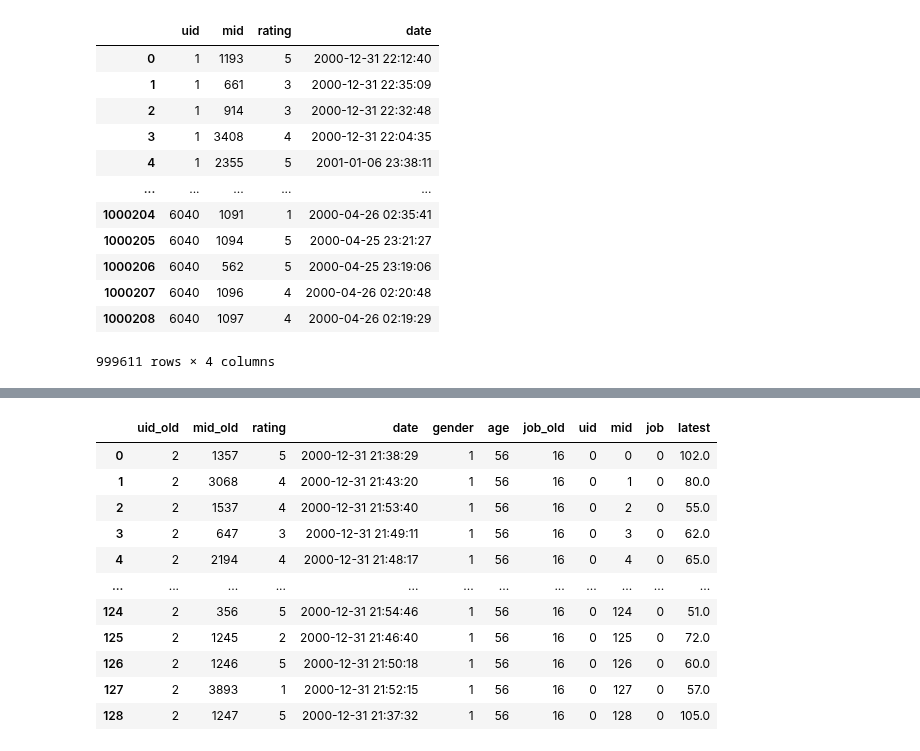
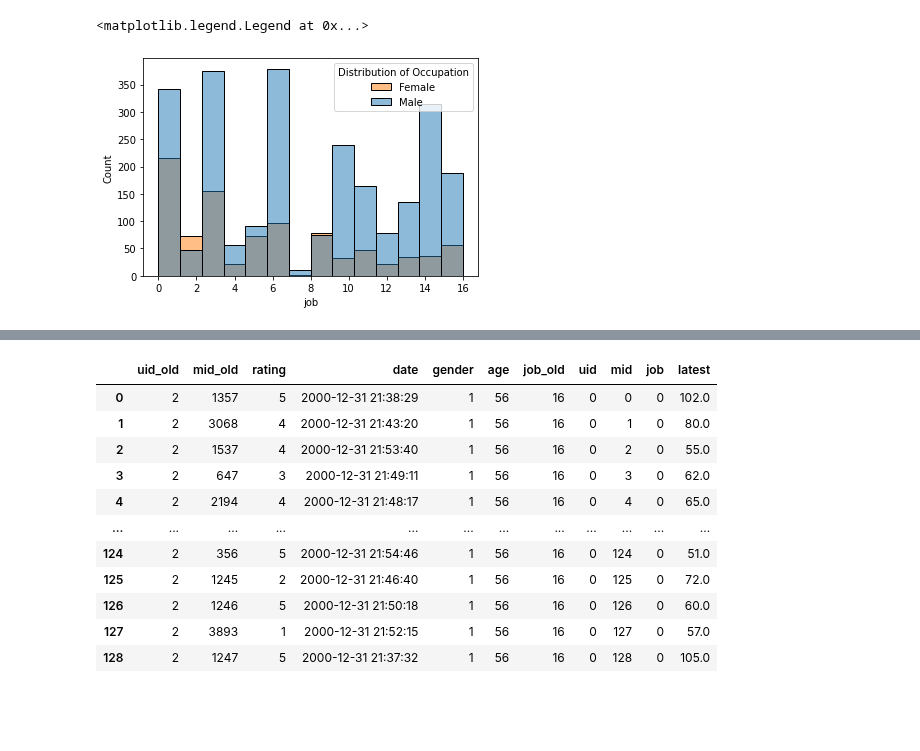
Before and after one commit to fcancedda/NFPCF, a Jupyter notebook: 000_visualize.ipynb, the cells around one changed output, grey strips where cells are left out. Drawn from its saved outputs; the diff is of its cells as text; code cells hidden in the pictures; blank space fills up the shorter version.

```diff
--- a/000_visualize.ipynb
+++ b/000_visualize.ipynb
@@ -55,16 +7,16 @@ data.tr
-# %%
-data._load_ratings()
-# %% [output]
-|  | uid | mid | rating | date |
-| 0 | 1 | 1193 | 5 | 2000-12-31 22:12:40 |
-| 1 | 1 | 661 | 3 | 2000-12-31 22:35:09 |
-| 2 | 1 | 914 | 3 | 2000-12-31 22:32:48 |
-| 3 | 1 | 3408 | 4 | 2000-12-31 22:04:35 |
-| 4 | 1 | 2355 | 5 | 2001-01-06 23:38:11 |
-| ... | ... | ... | ... | ... |
-| 1000204 | 6040 | 1091 | 1 | 2000-04-26 02:35:41 |
-| 1000205 | 6040 | 1094 | 5 | 2000-04-25 23:21:27 |
-| 1000206 | 6040 | 562 | 5 | 2000-04-25 23:19:06 |
-| 1000207 | 6040 | 1096 | 4 | 2000-04-26 02:20:48 |
-| 1000208 | 6040 | 1097 | 4 | 2000-04-26 02:19:29 |
-999611 rows × 4 columns
+# %%
+dataset = load_data(pre_train=False)
+users, occupation, gender = (
+    dataset.tensors[0][:, 0],
+    dataset.tensors[0][:, 1],
+    dataset.tensors[0][:, 2]
+)
+# %%
+data = pd.DataFrame({'uid':users.numpy(), 'job':occupation.numpy(), 'gender': gender.numpy()})
+data.head()
+# %%
+sns.histplot(data=data, x="job", hue="gender")
+plt.legend(labels=["Female","Male"], title = "Distribution of Occupation")
+# %% [output]
+<matplotlib.legend.Legend at 0x...>
+[figure, added]
```
Also changed, not shown: parts of 6 cells of this notebook, 3 other files.
